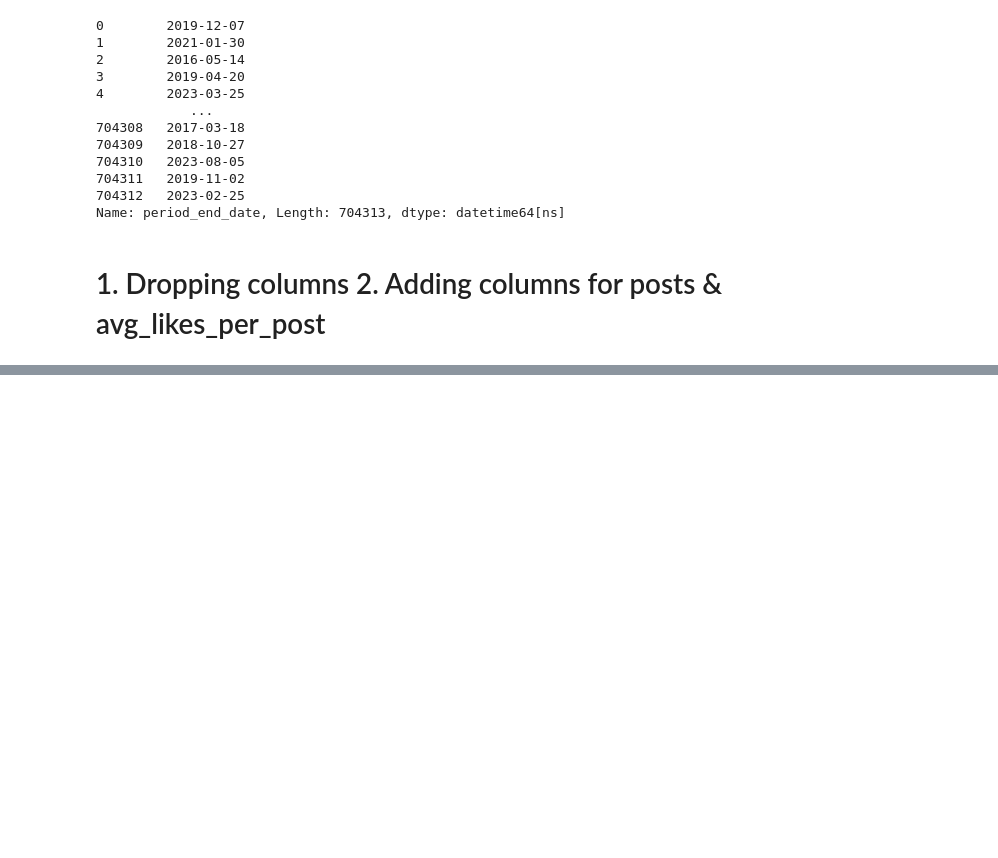
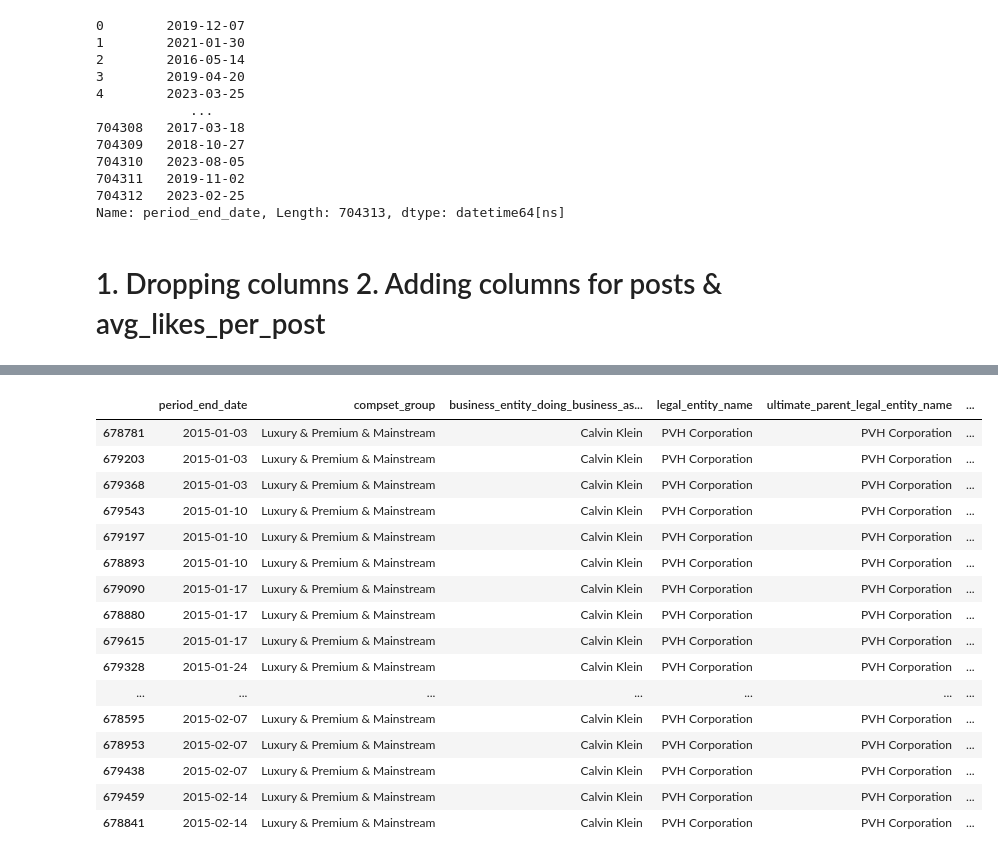
Before and after one commit to lerchal1/21_Datathon_2024, a Jupyter notebook: exploratory_data_analysis_andrea.ipynb, the cells around one changed output, grey strips where cells are left out. Saved outputs shown, nothing was run; the diff lists cells and outputs as text; code cells hidden in the pictures; blank space fills up the shorter version.

```diff
--- a/exploratory_data_analysis_andrea.ipynb
+++ b/exploratory_data_analysis_andrea.ipynb
@@ -302,0 +338,22 @@ df.sort_values(by='Avg_Likes_Per_Post', axis=0, ascending=False)
+# %%
+df_CK = df_CK.sort_values(by='period_end_date', ascending=True)
+df_CK.reset_index
+df_CK.head(20)
+# %% [output]
+|  | period_end_date | compset_group | business_entity_doing_business_as... | legal_entity_name | ultimate_parent_legal_entity_name | ... |
+| 678781 | 2015-01-03 | Luxury & Premium & Mainstream | Calvin Klein | PVH Corporation | PVH Corporation | ... |
+| 679203 | 2015-01-03 | Luxury & Premium & Mainstream | Calvin Klein | PVH Corporation | PVH Corporation | ... |
+| 679368 | 2015-01-03 | Luxury & Premium & Mainstream | Calvin Klein | PVH Corporation | PVH Corporation | ... |
+| 679543 | 2015-01-10 | Luxury & Premium & Mainstream | Calvin Klein | PVH Corporation | PVH Corporation | ... |
+| 679197 | 2015-01-10 | Luxury & Premium & Mainstream | Calvin Klein | PVH Corporation | PVH Corporation | ... |
+| 678893 | 2015-01-10 | Luxury & Premium & Mainstream | Calvin Klein | PVH Corporation | PVH Corporation | ... |
+| 679090 | 2015-01-17 | Luxury & Premium & Mainstream | Calvin Klein | PVH Corporation | PVH Corporation | ... |
+| 678880 | 2015-01-17 | Luxury & Premium & Mainstream | Calvin Klein | PVH Corporation | PVH Corporation | ... |
+| 679615 | 2015-01-17 | Luxury & Premium & Mainstream | Calvin Klein | PVH Corporation | PVH Corporation | ... |
+| 679328 | 2015-01-24 | Luxury & Premium & Mainstream | Calvin Klein | PVH Corporation | PVH Corporation | ... |
+| ... | ... | ... | ... | ... | ... | ... |
+| 678595 | 2015-02-07 | Luxury & Premium & Mainstream | Calvin Klein | PVH Corporation | PVH Corporation | ... |
+| 678953 | 2015-02-07 | Luxury & Premium & Mainstream | Calvin Klein | PVH Corporation | PVH Corporation | ... |
+| 679438 | 2015-02-07 | Luxury & Premium & Mainstream | Calvin Klein | PVH Corporation | PVH Corporation | ... |
+| 679459 | 2015-02-14 | Luxury & Premium & Mainstream | Calvin Klein | PVH Corporation | PVH Corporation | ... |
+| 678841 | 2015-02-14 | Luxury & Premium & Mainstream | Calvin Klein | PVH Corporation | PVH Corporation | ... |
```
Also changed, not shown: parts of 5 cells of this notebook.
